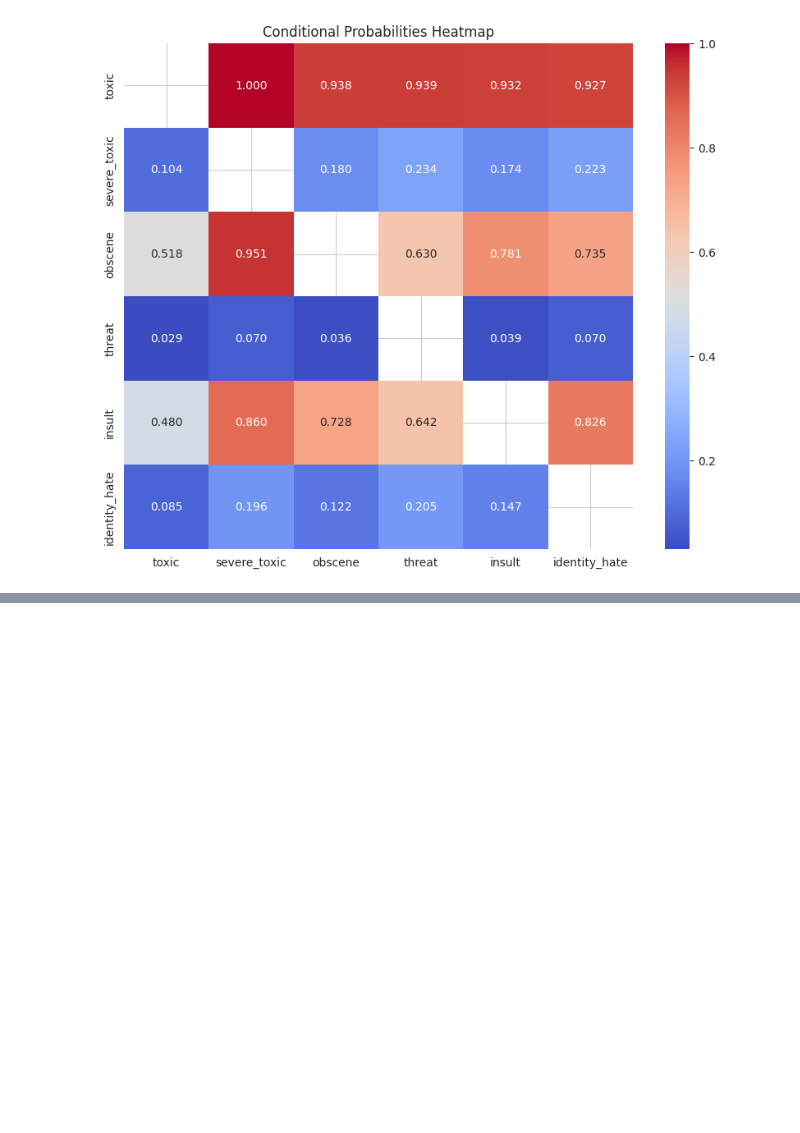
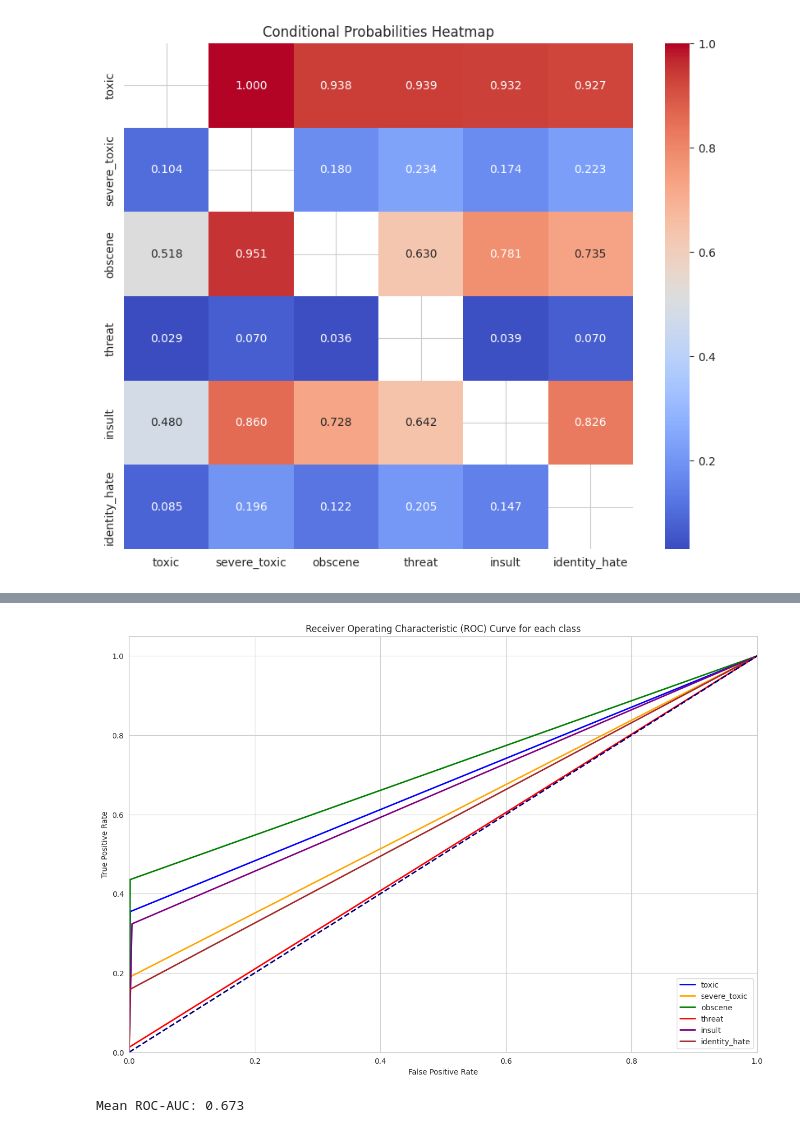
Before and after one commit to Hashmat02/ToxClassify-LSTM-and-Naive-Bayes-for-Toxicity-Detection, a Jupyter notebook: notbook1.ipynb, the cells around one changed output, grey strips where cells are left out. Saved outputs shown, nothing was run; the diff lists cells and outputs as text; code cells hidden in the pictures; blank space fills up the shorter version.

```diff
--- a/notbook1.ipynb
+++ b/notbook1.ipynb
@@ -302,0 +536,33 @@ Text(0.5, 1.0, 'Conditional Probabilities Heatmap')
+# %%
+
+plt.figure(figsize=(15, 10))
+fpr = dict()
+tpr = dict()
+roc_auc = dict()
+
+for i in range(len(labels)):
+    fpr[i], tpr[i], _ = roc_curve(y_true[:, i], y_pred[:, i])
+    roc_auc[i] = auc(fpr[i], tpr[i])
+
+colors = cycle(['blue', 'orange', 'green', 'red', 'purple', 'brown'])
+for i, color, label in zip(range(len(labels)), colors, labels):
+    plt.plot(fpr[i], tpr[i], color=color, lw=2, label=f'{label}')
+
+plt.plot([0, 1], [0, 1], color='navy', lw=2, linestyle='--')
+plt.xlim([0.0, 1.0])
+plt.ylim([0.0, 1.05])
+plt.xlabel('False Positive Rate')
+plt.ylabel('True Positive Rate')
+plt.title('Receiver Operating Characteristic (ROC) Curve for each class')
+plt.legend(loc='lower right')
+plt.show()
+# %% [output]
+[figure, added]
+# %%
+
+roc_auc_values = [roc_auc_score(y_true[:, i], y_pred[:, i]) for i in range(len(labels))]
+mean_roc_auc = sum(roc_auc_values) / len(roc_auc_values)
+
+print(f'Mean ROC-AUC: {mean_roc_auc:.4f}')
+# %% [output]
+Mean ROC-AUC: 0.673
```
Also changed, not shown: parts of 22 cells of this notebook.
